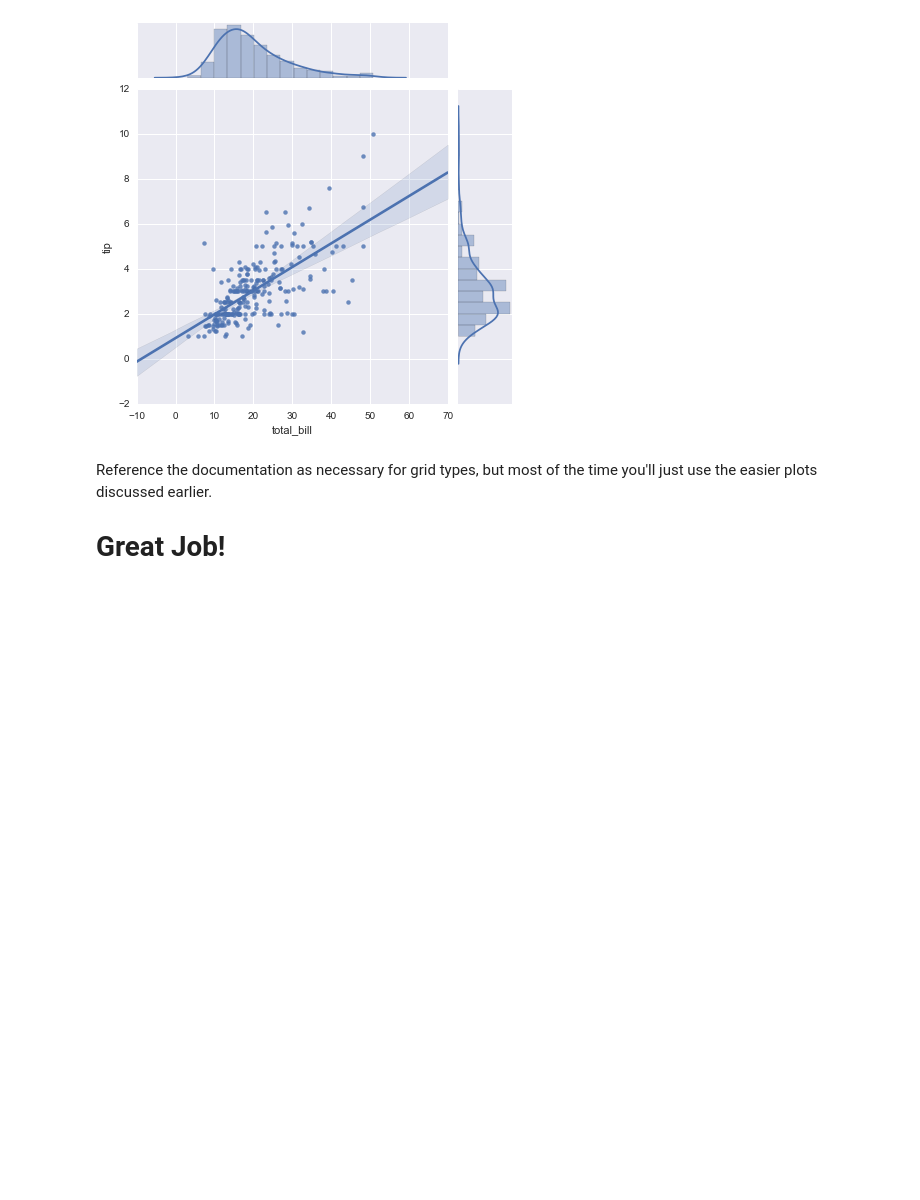
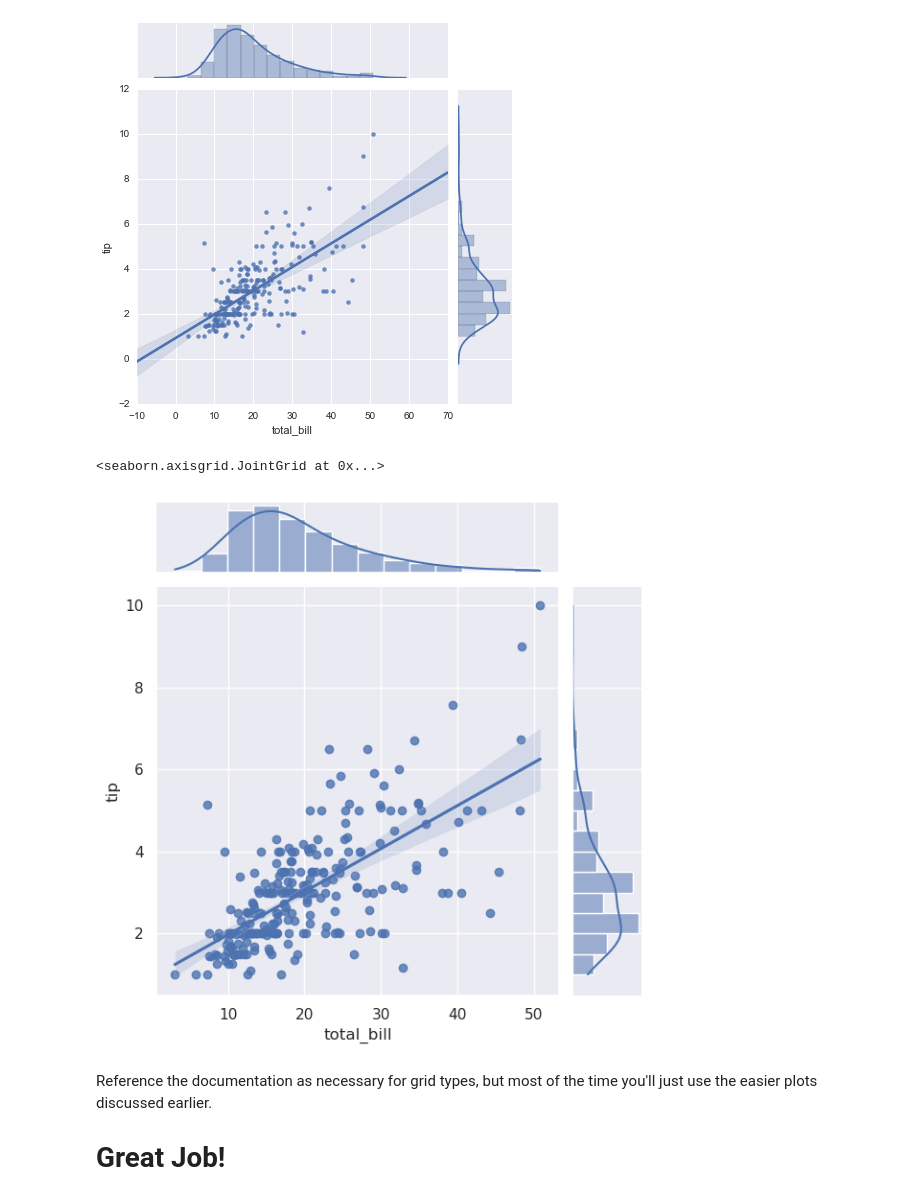
Before and after one commit to LuisReyes98/udemy-machine-learning, a Jupyter notebook: 06-Data-Visualization-with-Seaborn/04-Grids.ipynb, the cells around one changed output. Cells and saved outputs as stored; diff of their text form; code cells hidden in the pictures; blank space fills up the shorter version.

Commit message:
seaborn styles

```diff
--- a/06-Data-Visualization-with-Seaborn/04-Grids.ipynb
+++ b/06-Data-Visualization-with-Seaborn/04-Grids.ipynb
@@ -124,6 +125,14 @@ g = sns.JointGrid(x="total_bill", y="tip", data=tips)
 g = g.plot(sns.regplot, sns.distplot)
 # %% [output]
 [figure]
+# %%
+g = sns.JointGrid(x="total_bill", y="tip", data=tips)
+# g = g.plot(sns.regplot, sns.histplot, kde=True)
+g.plot_joint(sns.regplot)
+g.plot_marginals(sns.histplot, kde=True)
+# %% [output]
+<seaborn.axisgrid.JointGrid at 0x...>
+[figure, added]
 # %% [markdown]
 Reference the documentation as necessary for grid types, but most of the time you'll just use the easier plots discussed earlier.
 # Great Job!
```
Also changed, not shown: parts of 2 cells of this notebook.
